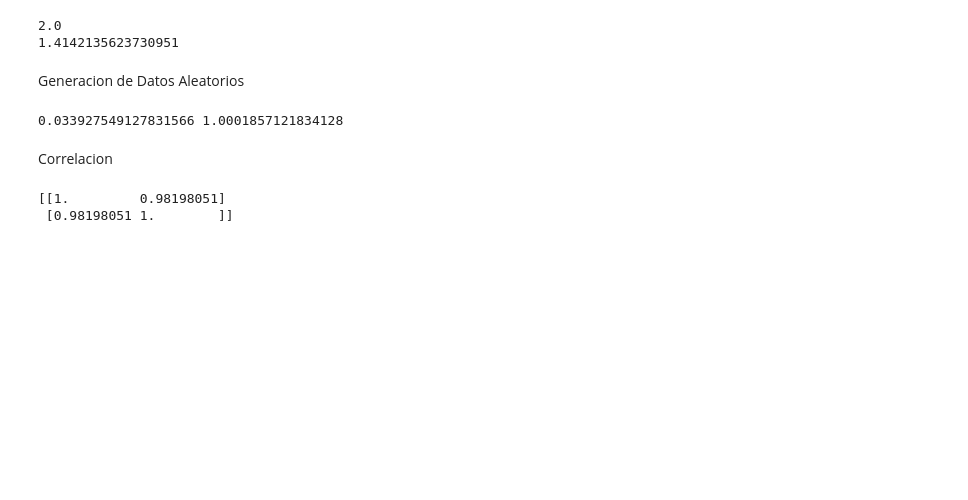
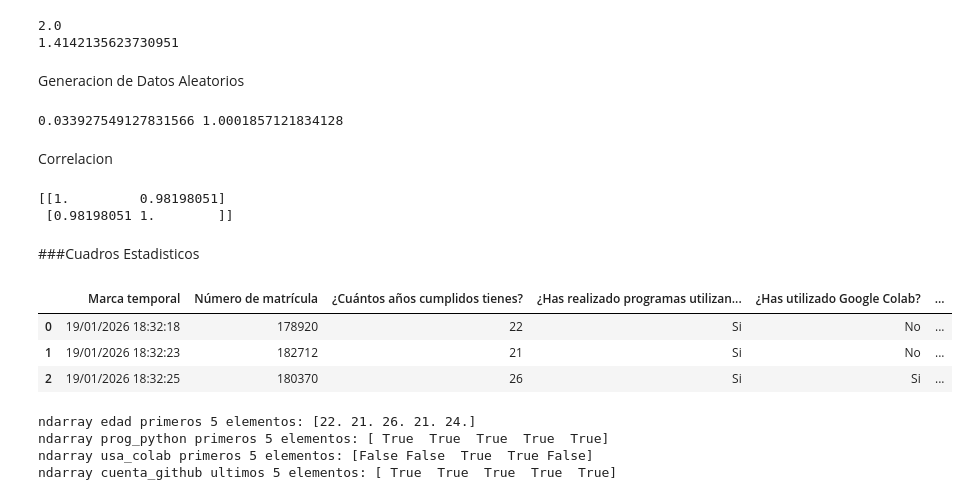
Before and after one commit to GrandManager153/Mineria_De_Datos, a Jupyter notebook: Mineria_Datos.ipynb, the cells around one changed output. Drawn from its saved outputs; the diff is of its cells as text; code cells hidden in the pictures; blank space fills up the shorter version.

```diff
--- a/Mineria_Datos.ipynb
+++ b/Mineria_Datos.ipynb
@@ -294,3 +294,5 @@ print(corr)
 # %% [output]
 [[1.         0.98198051]
  [0.98198051 1.        ]]
+# %% [markdown]
+###Cuadros Estadisticos
@@ -296,0 +366,34 @@ print(corr)
+# %%
+# Cargar datos
+df = pd.read_csv(StringIO(raw), sep='\t')
+df.columns = [c.strip() for c in df.columns]
+# %%
+# Variables
+df['edad'] = pd.to_numeric(df['¿Cuántos años cumplidos tienes?'], errors='coerce')
+map_sn = {'Si': True, 'No': False}
+df['prog_python'] = df['¿Has realizado programas utilizando Python?'].map(map_sn)
+df['usa_colab'] = df['¿Has utilizado Google Colab?'].map(map_sn)
+df['cuenta_github'] = df['¿Tienes cuenta de GitHub?'].map(map_sn)
+# %%
+df.head(3)
+# %% [output]
+|  | Marca temporal | Número de matrícula | ¿Cuántos años cumplidos tienes? | ¿Has realizado programas utilizan... | ¿Has utilizado Google Colab? | ... |
+| 0 | 19/01/2026 18:32:18 | 178920 | 22 | Si | No | ... |
+| 1 | 19/01/2026 18:32:23 | 182712 | 21 | Si | No | ... |
+| 2 | 19/01/2026 18:32:25 | 180370 | 26 | Si | Si | ... |
+# %%
+# A NumPy
+edad = df['edad'].to_numpy(dtype=float)
+prog_py = df['prog_python'].to_numpy(dtype=bool)
+usa_colab = df['usa_colab'].to_numpy(dtype=bool)
+cuenta_gh = df['cuenta_github'].to_numpy(dtype=bool)
+
+print(f'ndarray edad primeros 5 elementos: {edad[:5]}')
+print(f'ndarray prog_python primeros 5 elementos: {prog_py[:5]}')
+print(f'ndarray usa_colab primeros 5 elementos: {usa_colab[:5]}')
+print(f'ndarray cuenta_github ultimos 5 elementos: {cuenta_gh[-5:]}')
+# %% [output]
+ndarray edad primeros 5 elementos: [22. 21. 26. 21. 24.]
+ndarray prog_python primeros 5 elementos: [ True  True  True  True  True]
+ndarray usa_colab primeros 5 elementos: [False False  True  True False]
+ndarray cuenta_github ultimos 5 elementos: [ True  True  True  True  True]
```
Also changed, not shown: parts of 6 cells of this notebook.
